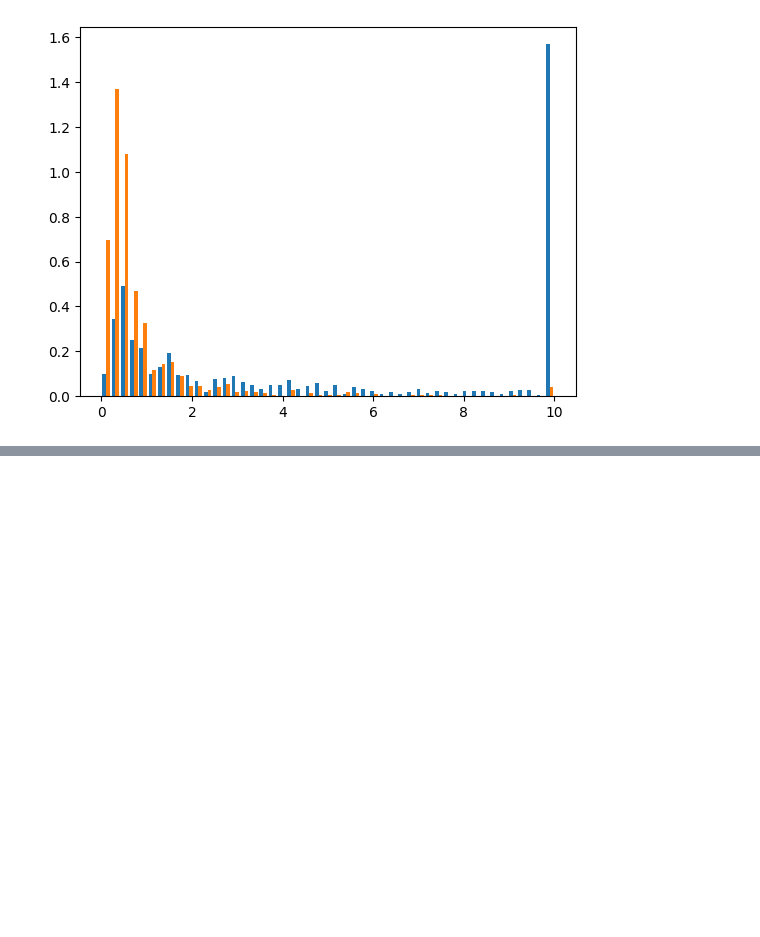
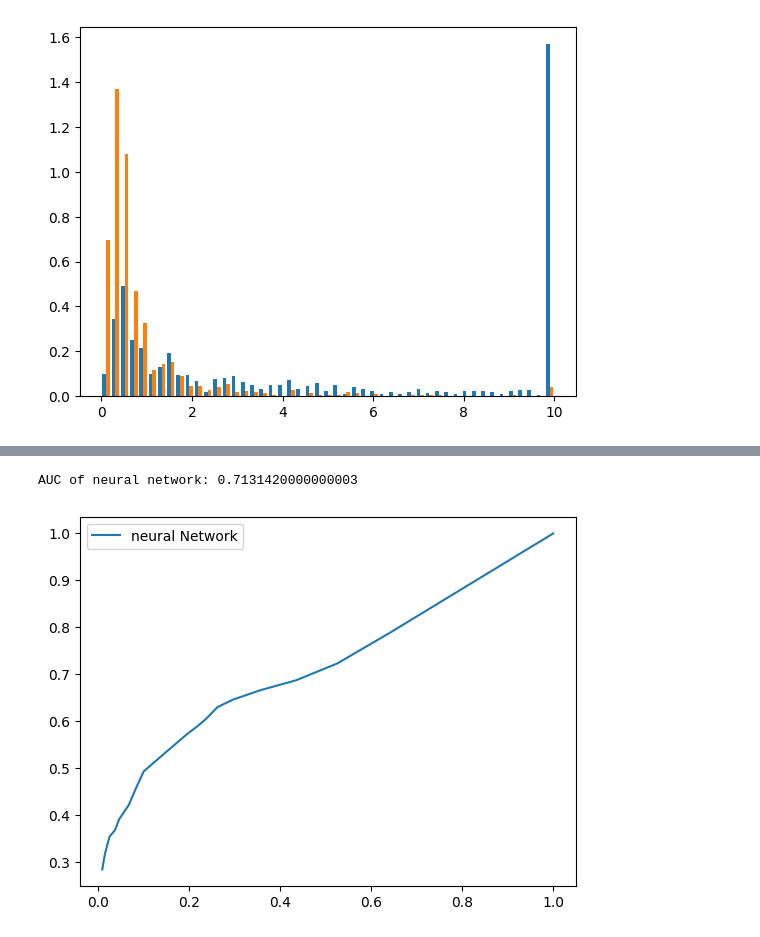
Before and after one commit to CarmellaLi/detecting-Higgs-w-ML, a Jupyter notebook: classifiers.ipynb, the cells around one changed output, grey strips where cells are left out. Cells and saved outputs as stored; diff of their text form; code cells hidden in the pictures; blank space fills up the shorter version.

```diff
--- a/classifiers.ipynb
+++ b/classifiers.ipynb
@@ -407,0 +491,6 @@ AUC of 2d likelihood: 0.7700412409810118
+# %%
+area6 = pltROCnAUC(counts6, bins6, "neural Network")
+print("AUC of neural network:",-area6)
+# %% [output]
+AUC of neural network: 0.7131420000000003
+[figure, added]
```
Also changed, not shown: parts of 7 cells of this notebook.
